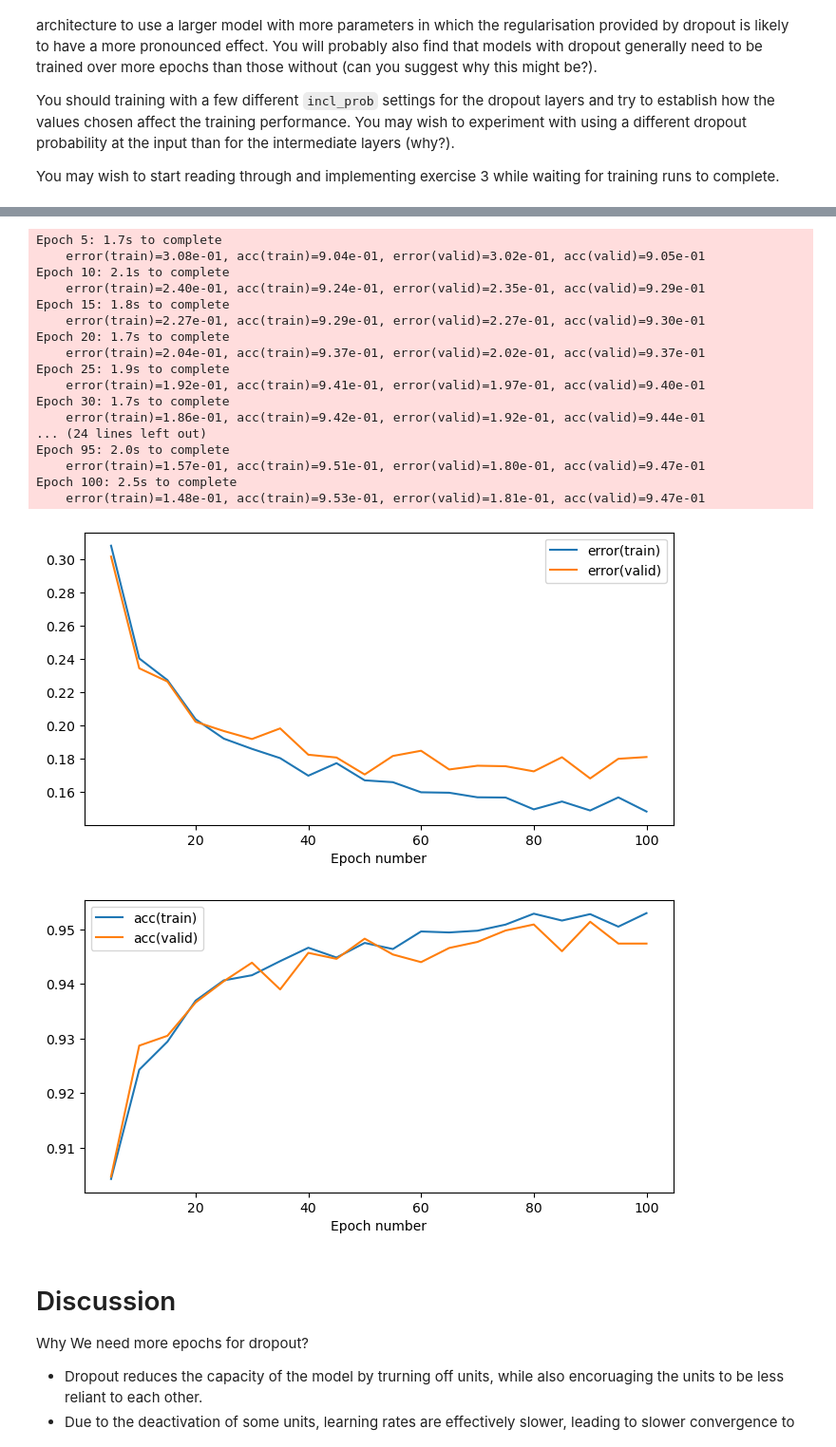
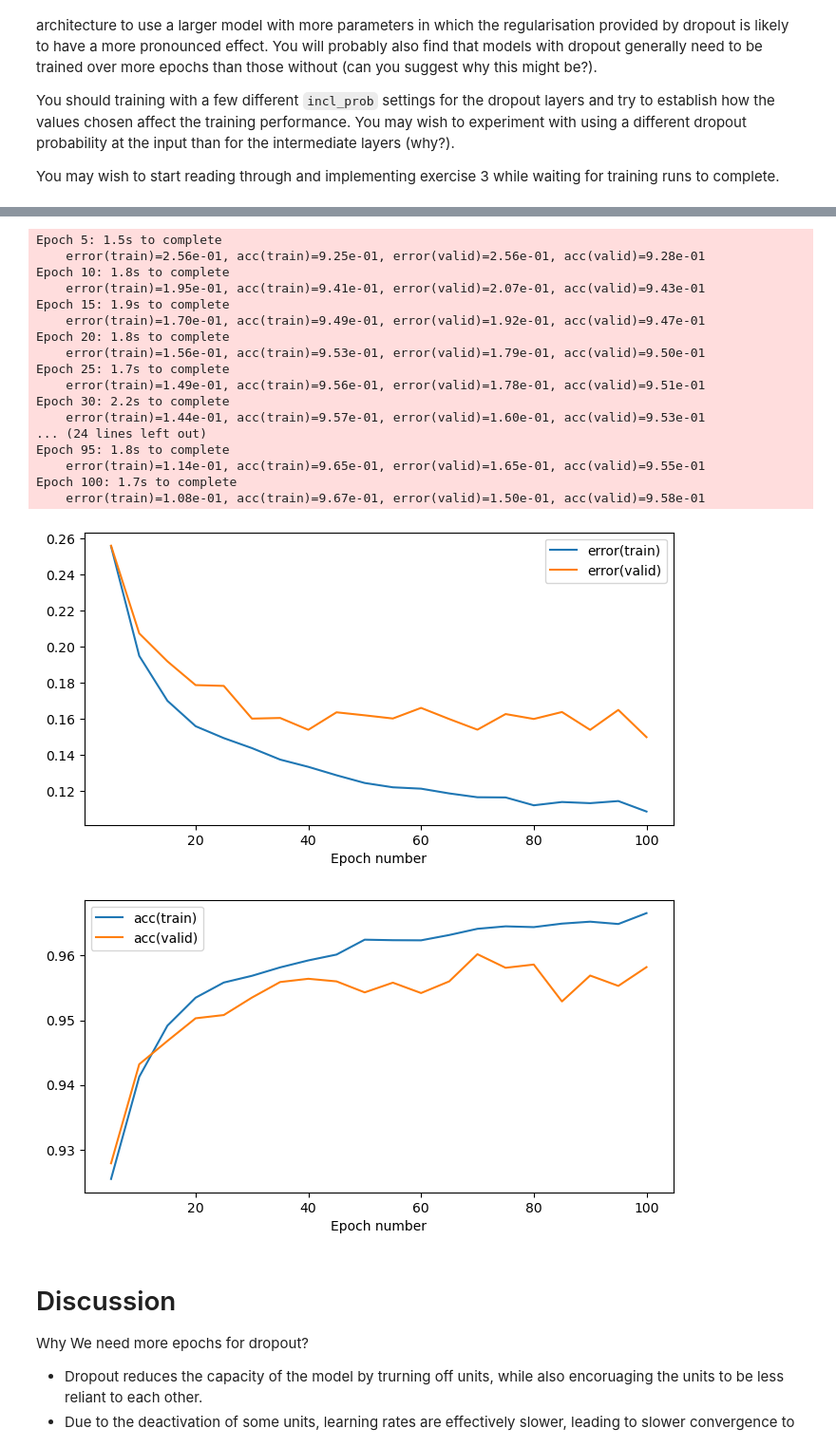
Before and after one commit to bangsen79/mlpractical, a Jupyter notebook: notebooks/06_Dropout_and_maxout.ipynb, the cells around one changed output, grey strips where cells are left out. Shown at 95% size. Drawn from its saved outputs; the diff is of its cells as text; code cells hidden in the pictures.

```diff
--- a/notebooks/06_Dropout_and_maxout.ipynb
+++ b/notebooks/06_Dropout_and_maxout.ipynb
@@ -304,8 +304,9 @@ Epoch 100: 2.0s to complete
 [figure]
 # %%
 # Probability of input being included in output in dropout layer
-incl_prob = 0.5
-incl_prob2 = 0.7
+incl_prob = 0.8
+incl_prob2 = 0.6
+incl_prob3 = 0.5
 input_dim, output_dim, hidden_dim = 784, 10, 125
 
 # Use Glorot initialisation scheme for weights and zero biases
@@ -321,7 +322,7 @@ model = MultipleLayerModel([
     DropoutLayer(rng, incl_prob2),
     AffineLayer(hidden_dim, hidden_dim, weights_init, biases_init),
     ReluLayer(),
-    DropoutLayer(rng, incl_prob2),
+    DropoutLayer(rng, incl_prob3),
     AffineLayer(hidden_dim, output_dim, weights_init, biases_init)
 ])
 
@@ -336,51 +337,51 @@ learning_rule = MomentumLearningRule(0.02, 0.9)
 data_monitors={'acc': lambda y, t: (y.argmax(-1) == t.argmax(-1)).mean()}
 
 optimiser = Optimiser(
     model, error, learning_rule, train_data, valid_data, data_monitors)
 
 num_epochs = 100
 stats_interval = 5
 
 stats, keys, run_time = optimiser.train(num_epochs=num_epochs, stats_interval=stats_interval)
 
 # Plot the change in the validation and training set error over training.
 fig_1 = plt.figure(figsize=(8, 4))
 ax_1 = fig_1.add_subplot(111)
 for k in ['error(train)', 'error(valid)']:
     ax_1.plot(np.arange(1, stats.shape[0]) * stats_interval,
               stats[1:, keys[k]], label=k)
 ax_1.legend(loc=0)
 ax_1.set_xlabel('Epoch number')
 
 # Plot the change in the validation and training set accuracy over training.
 fig_2 = plt.figure(figsize=(8, 4))
 ax_2 = fig_2.add_subplot(111)
 for k in ['acc(train)', 'acc(valid)']:
     ax_2.plot(np.arange(1, stats.shape[0]) * stats_interval,
               stats[1:, keys[k]], label=k)
 ax_2.legend(loc=0)
 ax_2.set_xlabel('Epoch number')
 plt.show()
 # %% [output]
-Epoch 5: 1.7s to complete
-    error(train)=3.08e-01, acc(train)=9.04e-01, error(valid)=3.02e-01, acc(valid)=9.05e-01
-Epoch 10: 2.1s to complete
-    error(train)=2.40e-01, acc(train)=9.24e-01, error(valid)=2.35e-01, acc(valid)=9.29e-01
-Epoch 15: 1.8s to complete
-    error(train)=2.27e-01, acc(train)=9.29e-01, error(valid)=2.27e-01, acc(valid)=9.30e-01
-Epoch 20: 1.7s to complete
-    error(train)=2.04e-01, acc(train)=9.37e-01, error(valid)=2.02e-01, acc(valid)=9.37e-01
-Epoch 25: 1.9s to complete
-    error(train)=1.92e-01, acc(train)=9.41e-01, error(valid)=1.97e-01, acc(valid)=9.40e-01
-Epoch 30: 1.7s to complete
-    error(train)=1.86e-01, acc(train)=9.42e-01, error(valid)=1.92e-01, acc(valid)=9.44e-01
+Epoch 5: 1.5s to complete
+    error(train)=2.56e-01, acc(train)=9.25e-01, error(valid)=2.56e-01, acc(valid)=9.28e-01
+Epoch 10: 1.8s to complete
+    error(train)=1.95e-01, acc(train)=9.41e-01, error(valid)=2.07e-01, acc(valid)=9.43e-01
+Epoch 15: 1.9s to complete
+    error(train)=1.70e-01, acc(train)=9.49e-01, error(valid)=1.92e-01, acc(valid)=9.47e-01
+Epoch 20: 1.8s to complete
+    error(train)=1.56e-01, acc(train)=9.53e-01, error(valid)=1.79e-01, acc(valid)=9.50e-01
+Epoch 25: 1.7s to complete
+    error(train)=1.49e-01, acc(train)=9.56e-01, error(valid)=1.78e-01, acc(valid)=9.51e-01
+Epoch 30: 2.2s to complete
+    error(train)=1.44e-01, acc(train)=9.57e-01, error(valid)=1.60e-01, acc(valid)=9.53e-01
 ... (24 lines left out)
-Epoch 95: 2.0s to complete
-    error(train)=1.57e-01, acc(train)=9.51e-01, error(valid)=1.80e-01, acc(valid)=9.47e-01
-Epoch 100: 2.5s to complete
-    error(train)=1.48e-01, acc(train)=9.53e-01, error(valid)=1.81e-01, acc(valid)=9.47e-01
+Epoch 95: 1.8s to complete
+    error(train)=1.14e-01, acc(train)=9.65e-01, error(valid)=1.65e-01, acc(valid)=9.55e-01
+Epoch 100: 1.7s to complete
+    error(train)=1.08e-01, acc(train)=9.67e-01, error(valid)=1.50e-01, acc(valid)=9.58e-01
-[figure, old version]
+[figure, new version]
-[figure, old version]
+[figure, new version]
 # %% [markdown]
 # Discussion
 
```
Also changed, not shown: parts of 4 cells of this notebook, 2 other files.
